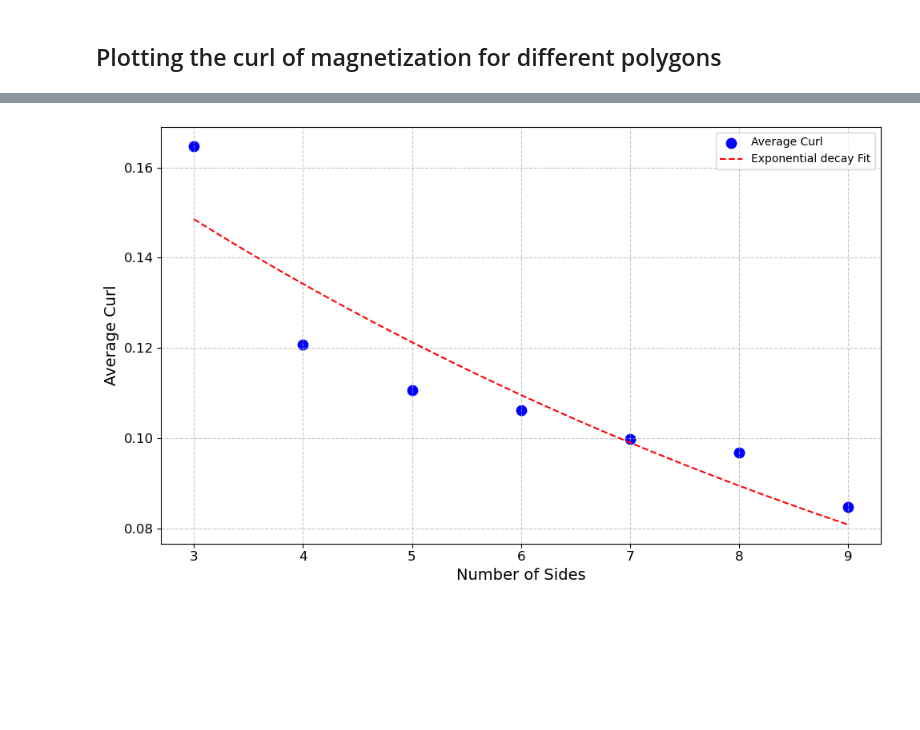
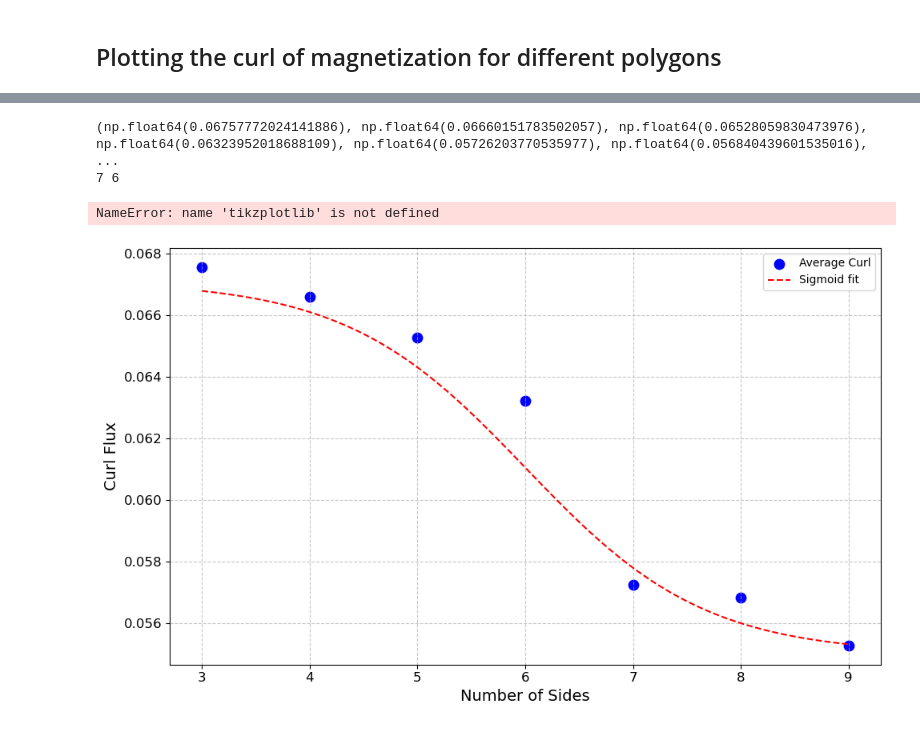
Before and after one commit to erikkoh/NanoTools, a Jupyter notebook: TEM/TEM_masking/curl_plotting.ipynb, the cells around one changed output, grey strips where cells are left out. Cells and saved outputs as stored; diff of their text form; code cells hidden in the pictures; blank space fills up the shorter version.

Commit message:
added latex figure

```diff
--- a/TEM/TEM_masking/curl_plotting.ipynb
+++ b/TEM/TEM_masking/curl_plotting.ipynb
@@ -11,11 +11,13 @@ import os
 import sys
 # %%
 def calc_curl(vector_list):
+    vector_list = np.where(vector_list == 0, np.nan, vector_list)
     x_vec = vector_list[:,:,1]
     y_vec = vector_list[:,:,0]
     dy_dx = np.gradient(y_vec, axis=0)
     dx_dy = np.gradient(x_vec, axis=1)
     curl = dy_dx - dx_dy
+    curl = np.where(np.isnan(curl), 0, curl)
     return curl
 # %%
 
@@ -71,35 +78,50 @@ def average_curl(plot=False):
 # %%
 
+
 sides, curl_list = average_curl() #total_curl(True)
+print(curl_list)
 
 plt.figure(figsize=(10, 6))
 plt.scatter(sides, curl_list, color='b', label='Average Curl', s=80)
 
 def logistic_func(x, L, k, x0):
     return L / (1 + np.exp(-k * (x - x0)))
 
-#def exponential_decay_func(x, A, k, C):
-#    return A * np.exp(-k * x) + C
+def linear_fit(x, a, b):
+    return a*x + b
+
+
+def sigmoid(x,):
+    return 0.012 *1.01 * (1/(1+np.exp(1.2*(x-6)))) +0.055
+
 
 def exponential_decay_func(x,L,k,x0):
     return L * np.exp(-k*(x-x0))
+print(len(sides), len(sides[1:]) )
 
-popt, _ = curve_fit(exponential_decay_func, sides, curl_list)#, p0=[max(curl_list), 1, np.median(sides)])
+# popt, _ = curve_fit(sigmoid, sides, curl_list)#, p0=[max(curl_list), 1, np.median(sides)])
 
 x_smooth = np.linspace(min(sides), max(sides), 500)
-y_smooth = exponential_decay_func(x_smooth, *popt)
+# y_smooth = sigmoid(x_smooth, *popt)
+y_smooth = sigmoid(x_smooth)
 
-plt.plot(x_smooth, y_smooth, color='r', linestyle='--', label='Exponential decay Fit')
+plt.plot(x_smooth, y_smooth, color='r', linestyle='--', label='Sigmoid fit')
 
 plt.xlabel("Number of Sides", fontsize=14)
-plt.ylabel("Average Curl", fontsize=14)
+plt.ylabel("Curl Flux", fontsize=14)
 plt.grid(True, linestyle='--', alpha=0.7)
 plt.legend()
 plt.xticks(fontsize=12)
 plt.yticks(fontsize=12)
 
 plt.tight_layout()
-plt.savefig("Trend.png", dpi=300)
+# plt.savefig("Trend.png", dpi=300)
+tikzplotlib.save("Trend")
 plt.show()
+
+print(curl_list)
 # %% [output]
+(np.float64(0.06757772024141886), np.float64(0.06660151783502057), np.float64(0.06528059830473976), np.float64(0.06323952018688109), np.float64(0.05726203770535977), np.float64(0.056840439601535016),  ...
+7 6
+NameError: name 'tikzplotlib' is not defined
-[figure, old version]
+[figure, new version]
```
Also changed, not shown: parts of 4 cells of this notebook.
